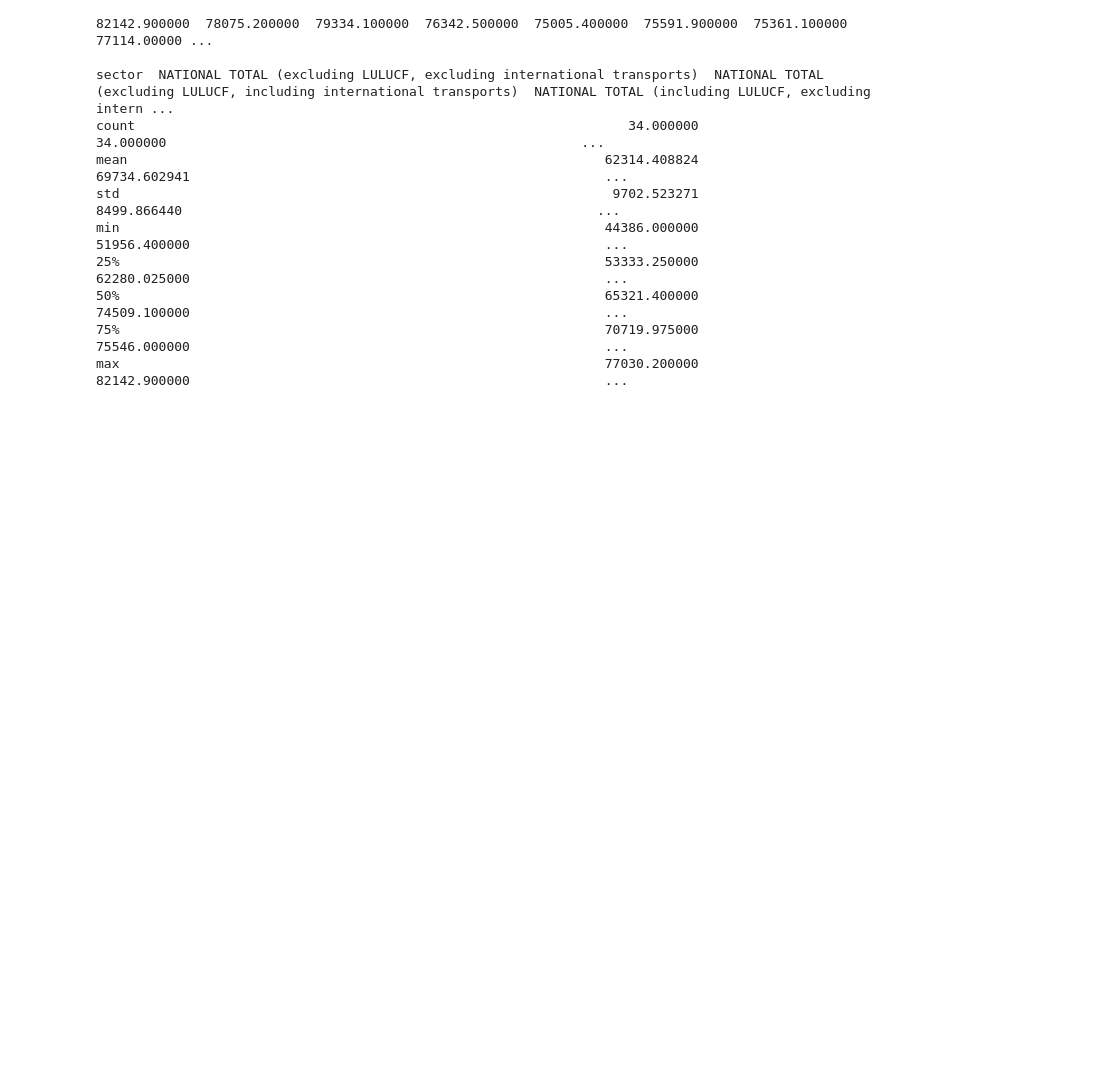
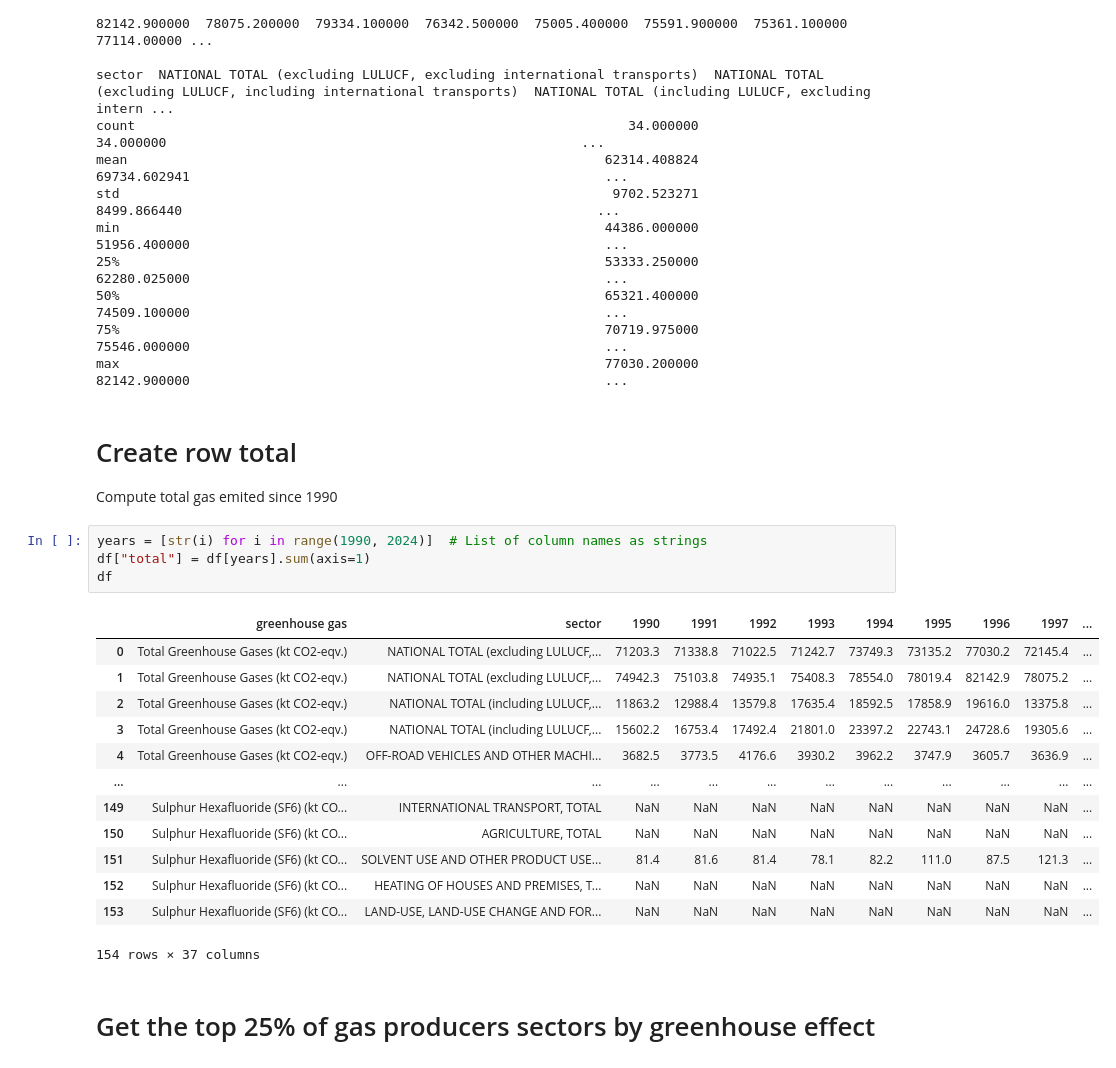
Before and after one commit to clementpickel/DSP_Assignement, a Jupyter notebook: Assignement1/Assignement1_group4.ipynb, the cells around one changed output. Saved outputs shown, nothing was run; the diff lists cells and outputs as text; blank space fills up the shorter version.

Commit message:
start to add top producers

```diff
--- a/Assignement1/Assignement1_group4.ipynb
+++ b/Assignement1/Assignement1_group4.ipynb
@@ -214,3 +214,26 @@ min                                                              44386.000000
 50%                                                              65321.400000                                                           74509.100000                                                     ...
 75%                                                              70719.975000                                                           75546.000000                                                     ...
 max                                                              77030.200000                                                           82142.900000                                                     ...
+# %% [markdown]
+# Create row total
+Compute total gas emited since 1990
+# %%
+years = [str(i) for i in range(1990, 2024)]  # List of column names as strings
+df["total"] = df[years].sum(axis=1)
+df
+# %% [output]
+|  | greenhouse gas | sector | 1990 | 1991 | 1992 | 1993 | 1994 | 1995 | 1996 | 1997 | ... |
+| 0 | Total Greenhouse Gases (kt CO2-eqv.) | NATIONAL TOTAL (excluding LULUCF,... | 71203.3 | 71338.8 | 71022.5 | 71242.7 | 73749.3 | 73135.2 | 77030.2 | 72145.4 | ... |
+| 1 | Total Greenhouse Gases (kt CO2-eqv.) | NATIONAL TOTAL (excluding LULUCF,... | 74942.3 | 75103.8 | 74935.1 | 75408.3 | 78554.0 | 78019.4 | 82142.9 | 78075.2 | ... |
+| 2 | Total Greenhouse Gases (kt CO2-eqv.) | NATIONAL TOTAL (including LULUCF,... | 11863.2 | 12988.4 | 13579.8 | 17635.4 | 18592.5 | 17858.9 | 19616.0 | 13375.8 | ... |
+| 3 | Total Greenhouse Gases (kt CO2-eqv.) | NATIONAL TOTAL (including LULUCF,... | 15602.2 | 16753.4 | 17492.4 | 21801.0 | 23397.2 | 22743.1 | 24728.6 | 19305.6 | ... |
+| 4 | Total Greenhouse Gases (kt CO2-eqv.) | OFF-ROAD VEHICLES AND OTHER MACHI... | 3682.5 | 3773.5 | 4176.6 | 3930.2 | 3962.2 | 3747.9 | 3605.7 | 3636.9 | ... |
+| ... | ... | ... | ... | ... | ... | ... | ... | ... | ... | ... | ... |
+| 149 | Sulphur Hexafluoride (SF6) (kt CO... | INTERNATIONAL TRANSPORT, TOTAL | NaN | NaN | NaN | NaN | NaN | NaN | NaN | NaN | ... |
+| 150 | Sulphur Hexafluoride (SF6) (kt CO... | AGRICULTURE, TOTAL | NaN | NaN | NaN | NaN | NaN | NaN | NaN | NaN | ... |
+| 151 | Sulphur Hexafluoride (SF6) (kt CO... | SOLVENT USE AND OTHER PRODUCT USE... | 81.4 | 81.6 | 81.4 | 78.1 | 82.2 | 111.0 | 87.5 | 121.3 | ... |
+| 152 | Sulphur Hexafluoride (SF6) (kt CO... | HEATING OF HOUSES AND PREMISES, T... | NaN | NaN | NaN | NaN | NaN | NaN | NaN | NaN | ... |
+| 153 | Sulphur Hexafluoride (SF6) (kt CO... | LAND-USE, LAND-USE CHANGE AND FOR... | NaN | NaN | NaN | NaN | NaN | NaN | NaN | NaN | ... |
+154 rows × 37 columns
+# %% [markdown]
+# Get the top 25% of gas producers sectors by greenhouse effect
```
Also changed, not shown: parts of 2 cells of this notebook.
